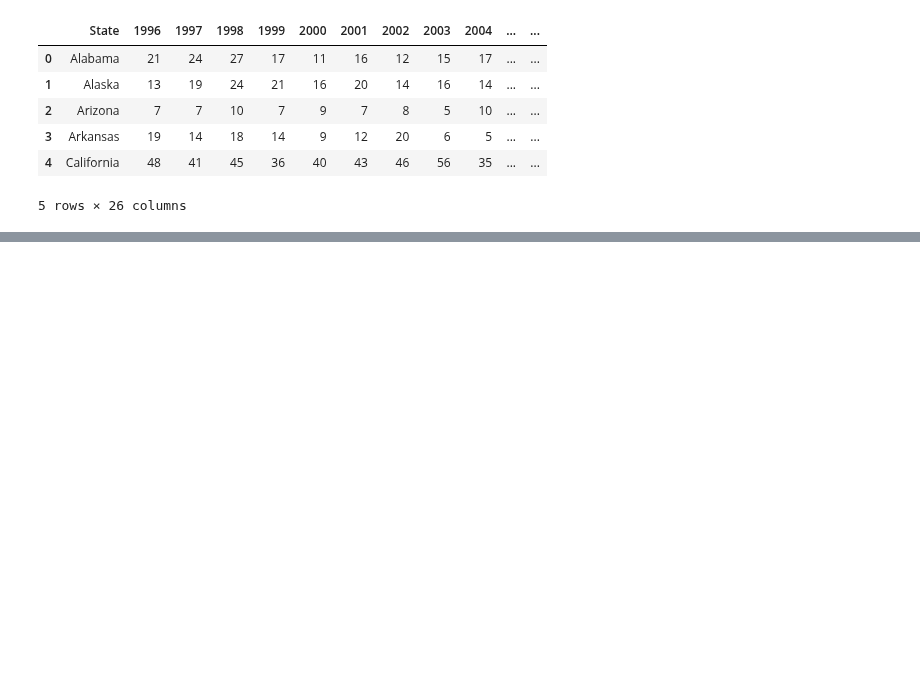
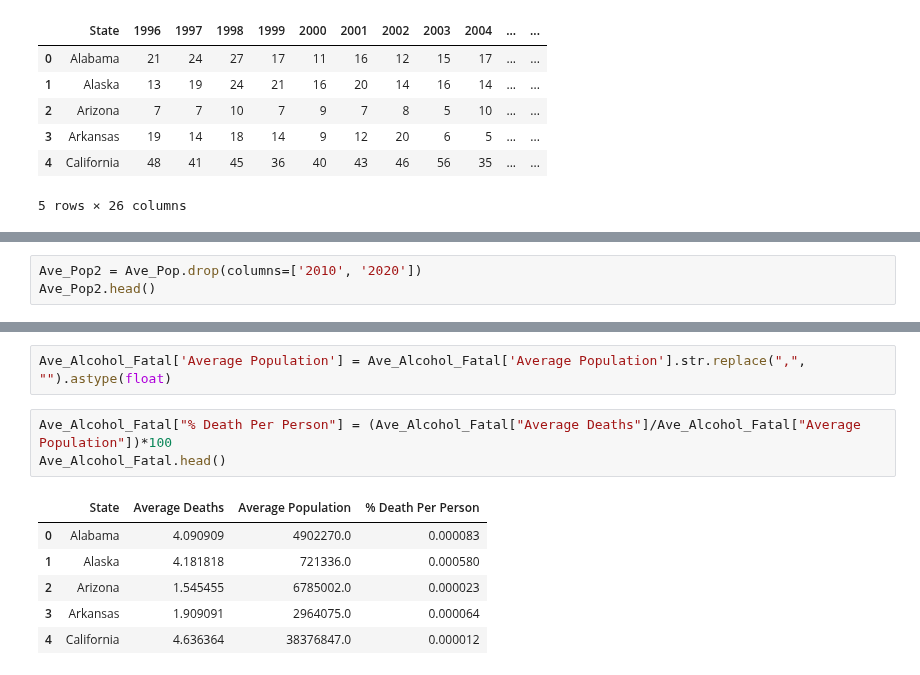
Before and after one commit to MZt92-ui/Project-1-Group-3, a Jupyter notebook: Boat Fatalities.ipynb, the cells around one changed output, grey strips where cells are left out. Drawn from its saved outputs; the diff is of its cells as text; blank space fills up the shorter version.

```diff
--- a/Boat Fatalities.ipynb
+++ b/Boat Fatalities.ipynb
@@ -52,0 +75,3 @@ Alcohol_Fatal.head()
+# %%
+Ave_Pop2 = Ave_Pop.drop(columns=['2010', '2020'])
+Ave_Pop2.head()
@@ -52,0 +105,12 @@ Alcohol_Fatal.head()
+# %%
+Ave_Alcohol_Fatal['Average Population'] = Ave_Alcohol_Fatal['Average Population'].str.replace(",", "").astype(float)
+# %%
+Ave_Alcohol_Fatal["% Death Per Person"] = (Ave_Alcohol_Fatal["Average Deaths"]/Ave_Alcohol_Fatal["Average Population"])*100
+Ave_Alcohol_Fatal.head()
+# %% [output]
+|  | State | Average Deaths | Average Population | % Death Per Person |
+| 0 | Alabama | 4.090909 | 4902270.0 | 0.000083 |
+| 1 | Alaska | 4.181818 | 721336.0 | 0.000580 |
+| 2 | Arizona | 1.545455 | 6785002.0 | 0.000023 |
+| 3 | Arkansas | 1.909091 | 2964075.0 | 0.000064 |
+| 4 | California | 4.636364 | 38376847.0 | 0.000012 |
```
Also changed, not shown: parts of 9 cells of this notebook.
